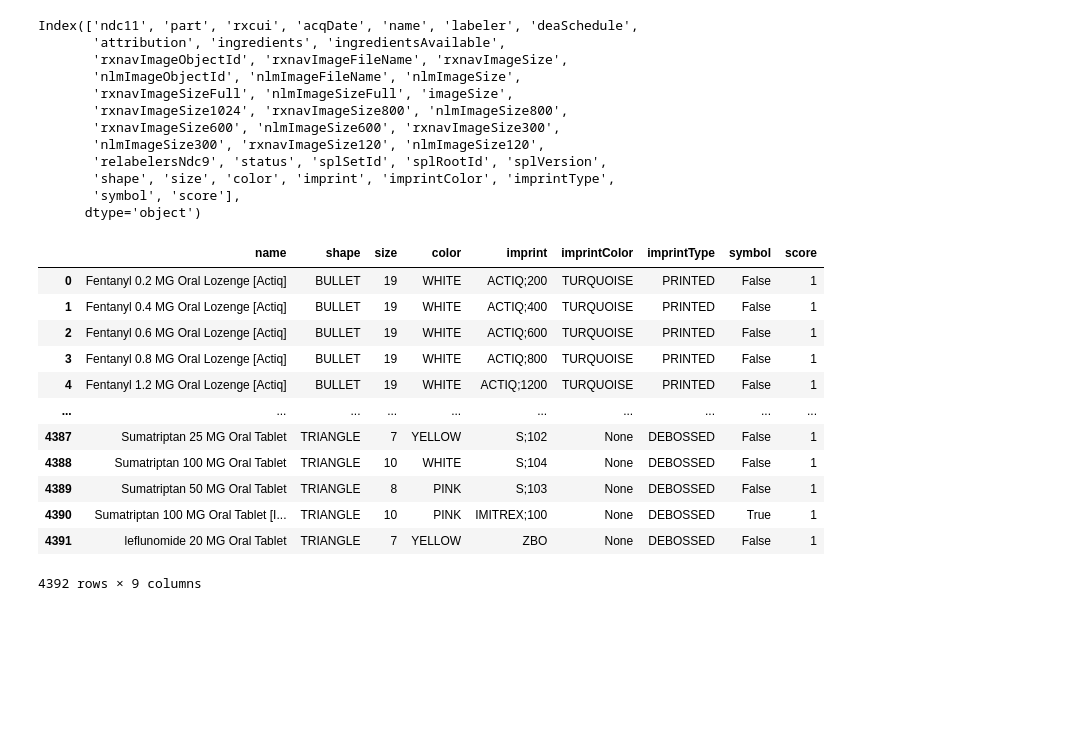
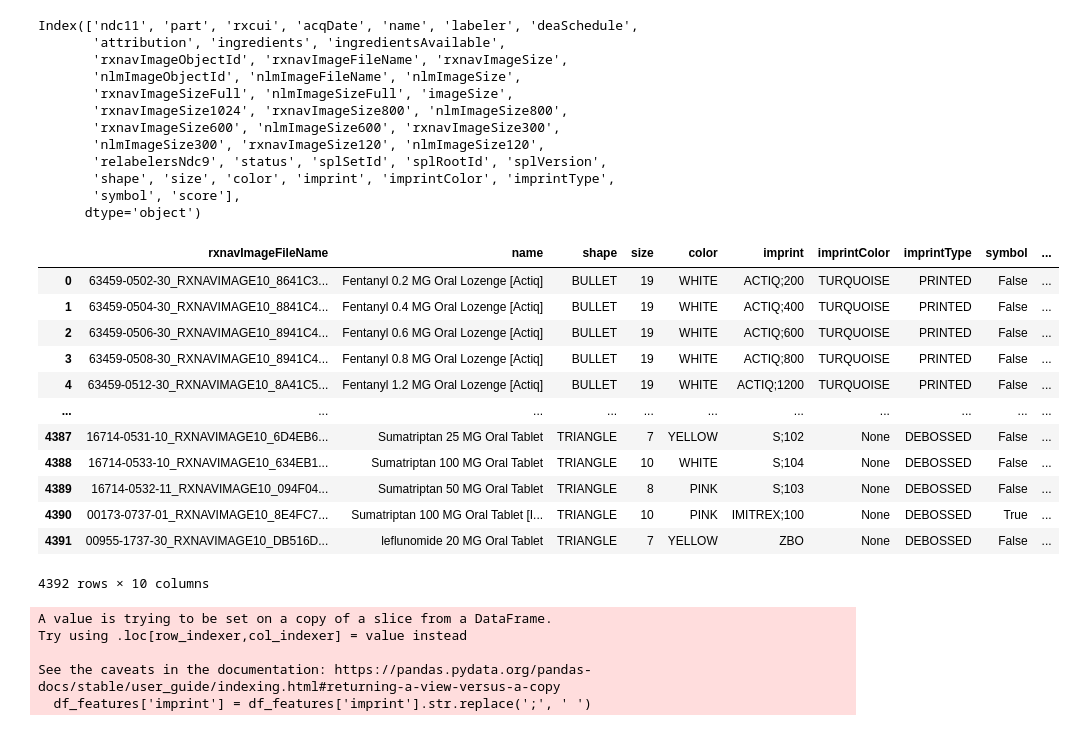
Before and after one commit to d3rp3tt3/cv_project, a Jupyter notebook: explore.ipynb, the cells around one changed output. Saved outputs shown, nothing was run; the diff lists cells and outputs as text; code cells hidden in the pictures; blank space fills up the shorter version.

Commit message:
Add file name
Signed-off-by: Jenn Allen <jenn.allen@gmail.com>

```diff
--- a/explore.ipynb
+++ b/explore.ipynb
@@ -92,19 +92,28 @@ Index(['ndc11', 'part', 'rxcui', 'acqDate', 'name', 'labeler', 'deaSchedule',
       dtype='object')
 # %%
 # Reduce the number of features to just the ones we want to use
-df_features = df_cleaned[['name', 'shape', 'size', 'color', 'imprint', 'imprintColor', 'imprintType', 'symbol', 'score']]
+df_features = df_cleaned[['rxnavImageFileName', 'name', 'shape', 'size', 'color', 'imprint', 'imprintColor', 'imprintType', 'symbol', 'score']]
 df_features
 # %% [output]
-|  | name | shape | size | color | imprint | imprintColor | imprintType | symbol | score |
-| 0 | Fentanyl 0.2 MG Oral Lozenge [Actiq] | BULLET | 19 | WHITE | ACTIQ;200 | TURQUOISE | PRINTED | False | 1 |
-| 1 | Fentanyl 0.4 MG Oral Lozenge [Actiq] | BULLET | 19 | WHITE | ACTIQ;400 | TURQUOISE | PRINTED | False | 1 |
-| 2 | Fentanyl 0.6 MG Oral Lozenge [Actiq] | BULLET | 19 | WHITE | ACTIQ;600 | TURQUOISE | PRINTED | False | 1 |
-| 3 | Fentanyl 0.8 MG Oral Lozenge [Actiq] | BULLET | 19 | WHITE | ACTIQ;800 | TURQUOISE | PRINTED | False | 1 |
-| 4 | Fentanyl 1.2 MG Oral Lozenge [Actiq] | BULLET | 19 | WHITE | ACTIQ;1200 | TURQUOISE | PRINTED | False | 1 |
-| ... | ... | ... | ... | ... | ... | ... | ... | ... | ... |
-| 4387 | Sumatriptan 25 MG Oral Tablet | TRIANGLE | 7 | YELLOW | S;102 | None | DEBOSSED | False | 1 |
-| 4388 | Sumatriptan 100 MG Oral Tablet | TRIANGLE | 10 | WHITE | S;104 | None | DEBOSSED | False | 1 |
-| 4389 | Sumatriptan 50 MG Oral Tablet | TRIANGLE | 8 | PINK | S;103 | None | DEBOSSED | False | 1 |
-| 4390 | Sumatriptan 100 MG Oral Tablet [I... | TRIANGLE | 10 | PINK | IMITREX;100 | None | DEBOSSED | True | 1 |
-| 4391 | leflunomide 20 MG Oral Tablet | TRIANGLE | 7 | YELLOW | ZBO | None | DEBOSSED | False | 1 |
+|  | rxnavImageFileName | name | shape | size | color | imprint | imprintColor | imprintType | symbol | ... |
+| 0 | 63459-0502-30_RXNAVIMAGE10_8641C3... | Fentanyl 0.2 MG Oral Lozenge [Actiq] | BULLET | 19 | WHITE | ACTIQ;200 | TURQUOISE | PRINTED | False | ... |
+| 1 | 63459-0504-30_RXNAVIMAGE10_8841C4... | Fentanyl 0.4 MG Oral Lozenge [Actiq] | BULLET | 19 | WHITE | ACTIQ;400 | TURQUOISE | PRINTED | False | ... |
+| 2 | 63459-0506-30_RXNAVIMAGE10_8941C4... | Fentanyl 0.6 MG Oral Lozenge [Actiq] | BULLET | 19 | WHITE | ACTIQ;600 | TURQUOISE | PRINTED | False | ... |
+| 3 | 63459-0508-30_RXNAVIMAGE10_8941C4... | Fentanyl 0.8 MG Oral Lozenge [Actiq] | BULLET | 19 | WHITE | ACTIQ;800 | TURQUOISE | PRINTED | False | ... |
+| 4 | 63459-0512-30_RXNAVIMAGE10_8A41C5... | Fentanyl 1.2 MG Oral Lozenge [Actiq] | BULLET | 19 | WHITE | ACTIQ;1200 | TURQUOISE | PRINTED | False | ... |
+| ... | ... | ... | ... | ... | ... | ... | ... | ... | ... | ... |
+| 4387 | 16714-0531-10_RXNAVIMAGE10_6D4EB6... | Sumatriptan 25 MG Oral Tablet | TRIANGLE | 7 | YELLOW | S;102 | None | DEBOSSED | False | ... |
+| 4388 | 16714-0533-10_RXNAVIMAGE10_634EB1... | Sumatriptan 100 MG Oral Tablet | TRIANGLE | 10 | WHITE | S;104 | None | DEBOSSED | False | ... |
+| 4389 | 16714-0532-11_RXNAVIMAGE10_094F04... | Sumatriptan 50 MG Oral Tablet | TRIANGLE | 8 | PINK | S;103 | None | DEBOSSED | False | ... |
+| 4390 | 00173-0737-01_RXNAVIMAGE10_8E4FC7... | Sumatriptan 100 MG Oral Tablet [I... | TRIANGLE | 10 | PINK | IMITREX;100 | None | DEBOSSED | True | ... |
+| 4391 | 00955-1737-30_RXNAVIMAGE10_DB516D... | leflunomide 20 MG Oral Tablet | TRIANGLE | 7 | YELLOW | ZBO | None | DEBOSSED | False | ... |
-4392 rows × 9 columns
+4392 rows × 10 columns
+# %%
+# Clean the imprint column by changing semicolons to spaces
+df_features['imprint'] = df_features['imprint'].str.replace(';', ' ')
+# %% [output]
+A value is trying to be set on a copy of a slice from a DataFrame.
+Try using .loc[row_indexer,col_indexer] = value instead
+
+See the caveats in the documentation: https://pandas.pydata.org/pandas-docs/stable/user_guide/indexing.html#returning-a-view-versus-a-copy
+  df_features['imprint'] = df_features['imprint'].str.replace(';', ' ')
```
Also changed, not shown: parts of 2 cells of this notebook.
